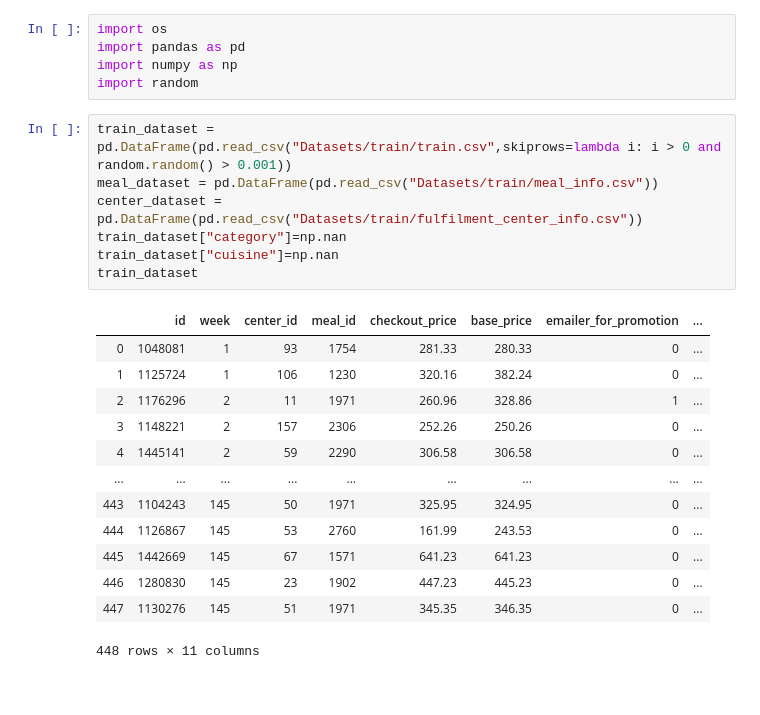
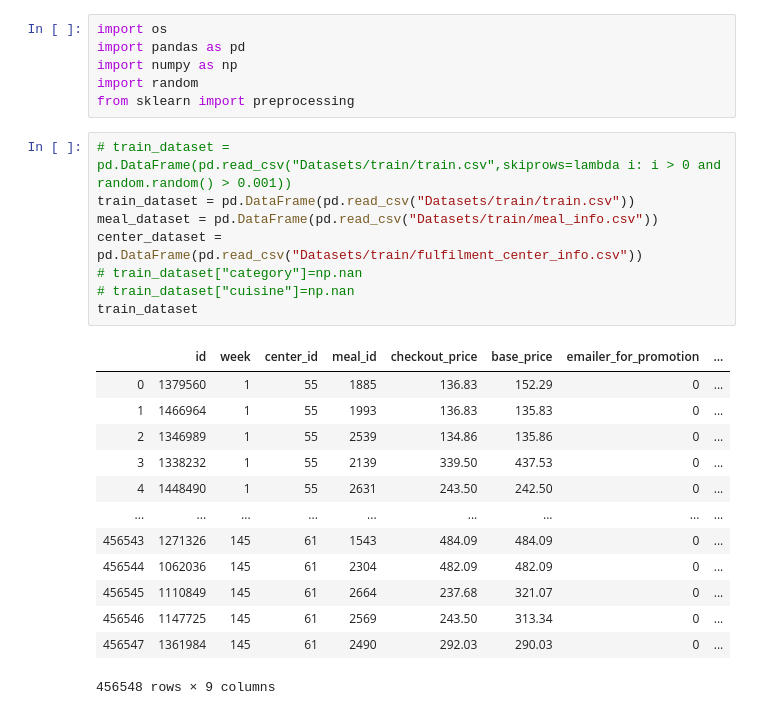
Before and after one commit to jaydbendre/Data-Mining-And-Buisness-Intelligence-Semester-6, a Jupyter notebook: Experiment4/train.ipynb, the cells around one changed output. Cells and saved outputs as stored; diff of their text form.

```diff
--- a/Experiment4/train.ipynb
+++ b/Experiment4/train.ipynb
@@ -3,26 +3,28 @@ import os
 import pandas as pd
 import numpy as np
 import random
+from sklearn import preprocessing
 # %%
-train_dataset = pd.DataFrame(pd.read_csv("Datasets/train/train.csv",skiprows=lambda i: i > 0 and random.random() > 0.001))
+# train_dataset = pd.DataFrame(pd.read_csv("Datasets/train/train.csv",skiprows=lambda i: i > 0 and random.random() > 0.001))
+train_dataset = pd.DataFrame(pd.read_csv("Datasets/train/train.csv"))
 meal_dataset = pd.DataFrame(pd.read_csv("Datasets/train/meal_info.csv"))
 center_dataset = pd.DataFrame(pd.read_csv("Datasets/train/fulfilment_center_info.csv"))
-train_dataset["category"]=np.nan
-train_dataset["cuisine"]=np.nan
+# train_dataset["category"]=np.nan
+# train_dataset["cuisine"]=np.nan
 train_dataset
 # %% [output]
 |  | id | week | center_id | meal_id | checkout_price | base_price | emailer_for_promotion | ... |
-| 0 | 1048081 | 1 | 93 | 1754 | 281.33 | 280.33 | 0 | ... |
-| 1 | 1125724 | 1 | 106 | 1230 | 320.16 | 382.24 | 0 | ... |
-| 2 | 1176296 | 2 | 11 | 1971 | 260.96 | 328.86 | 1 | ... |
-| 3 | 1148221 | 2 | 157 | 2306 | 252.26 | 250.26 | 0 | ... |
-| 4 | 1445141 | 2 | 59 | 2290 | 306.58 | 306.58 | 0 | ... |
+| 0 | 1379560 | 1 | 55 | 1885 | 136.83 | 152.29 | 0 | ... |
+| 1 | 1466964 | 1 | 55 | 1993 | 136.83 | 135.83 | 0 | ... |
+| 2 | 1346989 | 1 | 55 | 2539 | 134.86 | 135.86 | 0 | ... |
+| 3 | 1338232 | 1 | 55 | 2139 | 339.50 | 437.53 | 0 | ... |
+| 4 | 1448490 | 1 | 55 | 2631 | 243.50 | 242.50 | 0 | ... |
 | ... | ... | ... | ... | ... | ... | ... | ... | ... |
-| 443 | 1104243 | 145 | 50 | 1971 | 325.95 | 324.95 | 0 | ... |
-| 444 | 1126867 | 145 | 53 | 2760 | 161.99 | 243.53 | 0 | ... |
-| 445 | 1442669 | 145 | 67 | 1571 | 641.23 | 641.23 | 0 | ... |
-| 446 | 1280830 | 145 | 23 | 1902 | 447.23 | 445.23 | 0 | ... |
-| 447 | 1130276 | 145 | 51 | 1971 | 345.35 | 346.35 | 0 | ... |
+| 456543 | 1271326 | 145 | 61 | 1543 | 484.09 | 484.09 | 0 | ... |
+| 456544 | 1062036 | 145 | 61 | 2304 | 482.09 | 482.09 | 0 | ... |
+| 456545 | 1110849 | 145 | 61 | 2664 | 237.68 | 321.07 | 0 | ... |
+| 456546 | 1147725 | 145 | 61 | 2569 | 243.50 | 313.34 | 0 | ... |
+| 456547 | 1361984 | 145 | 61 | 2490 | 292.03 | 290.03 | 0 | ... |
-448 rows × 11 columns
+456548 rows × 9 columns
 # %%
 
```
Also changed, not shown: parts of 8 cells of this notebook.
